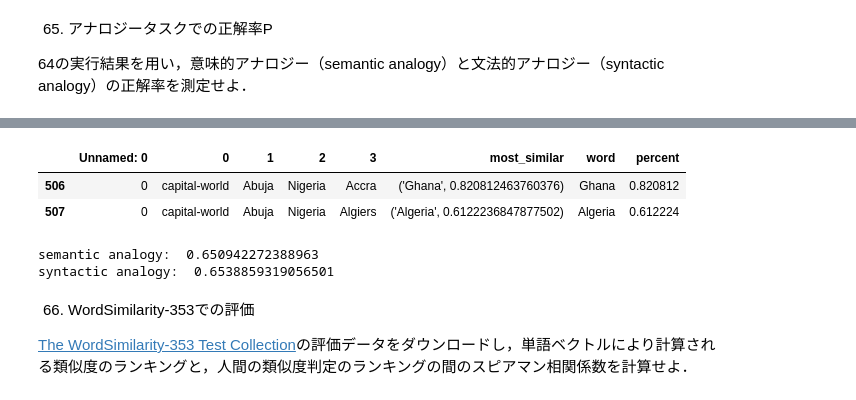
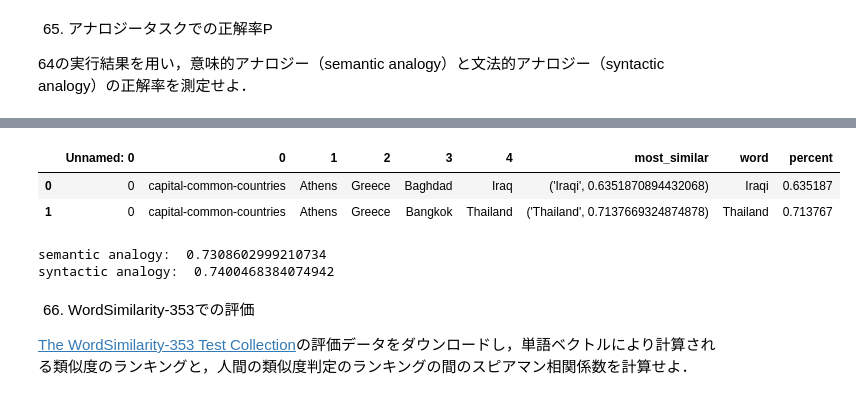
Before and after one commit to Young-Dong/nlp, a Jupyter notebook: nlp100_7.ipynb, the cells around one changed output, grey strips where cells are left out. Drawn from its saved outputs; the diff is of its cells as text; code cells hidden in the pictures.

```diff
--- a/nlp100_7.ipynb
+++ b/nlp100_7.ipynb
@@ -175,17 +175,17 @@ df[df['0']=='gram2-opposite'].head(2)
 # %%
-df[df['0']=='capital-world'].head(2)
+df[df['0']=='capital-common-countries'].head(2)
 # %% [output]
-|  | Unnamed: 0 | 0 | 1 | 2 | 3 | most_similar | word | percent |
-| 506 | 0 | capital-world | Abuja | Nigeria | Accra | ('Ghana', 0.820812463760376) | Ghana | 0.820812 |
-| 507 | 0 | capital-world | Abuja | Nigeria | Algiers | ('Algeria', 0.6122236847877502) | Algeria | 0.612224 |
+|  | Unnamed: 0 | 0 | 1 | 2 | 3 | 4 | most_similar | word | percent |
+| 0 | 0 | capital-common-countries | Athens | Greece | Baghdad | Iraq | ('Iraqi', 0.6351870894432068) | Iraqi | 0.635187 |
+| 1 | 0 | capital-common-countries | Athens | Greece | Bangkok | Thailand | ('Thailand', 0.7137669324874878) | Thailand | 0.713767 |
 # %%
-df_semantic = df[df['0'].str.contains('gram')]
-df_syntactic = df[~df['0'].str.contains('gram')]
-print('semantic analogy: ', df_semantic['percent'].mean())
-print('syntactic analogy: ', df_syntactic['percent'].mean())
+df_syntactic = df[df['0'].str.contains('gram')]
+df_semantic = df[~df['0'].str.contains('gram')]
+print('semantic analogy: ', df_semantic[df_semantic['4']==df_semantic['word']].shape[0]/df_semantic.shape[0])
+print('syntactic analogy: ', df_syntactic[df_syntactic['4']==df_syntactic['word']].shape[0]/df_syntactic.shape[0])
 # %% [output]
-semantic analogy:  0.650942272388963
-syntactic analogy:  0.6538859319056501
+semantic analogy:  0.7308602999210734
+syntactic analogy:  0.7400468384074942
 # %% [markdown]
 66. WordSimilarity-353での評価
 
```
Also changed, not shown: parts of 18 cells of this notebook.
